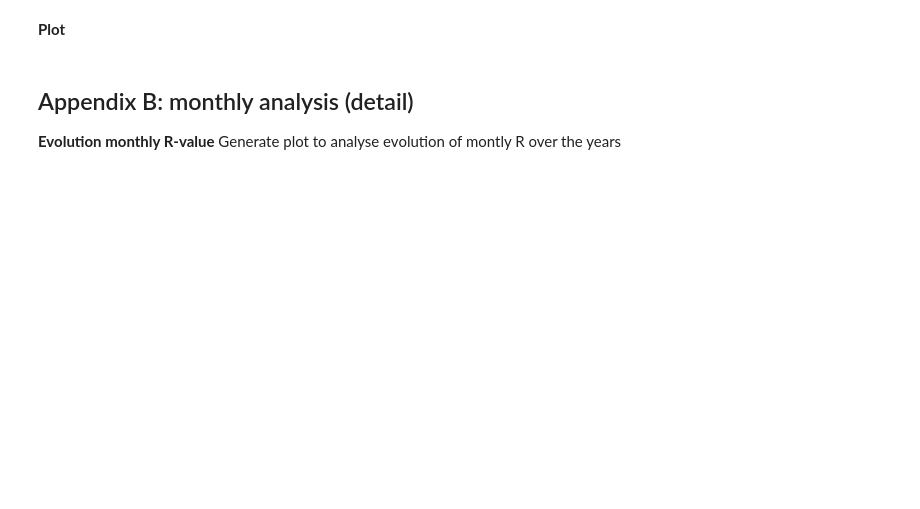
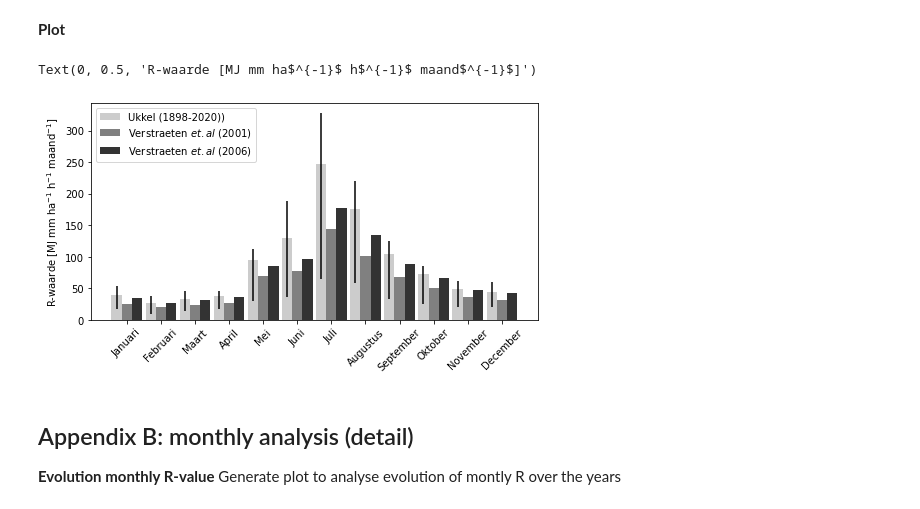
Before and after one commit to watem-sedem/rfactor, a Jupyter notebook: docs/notebooks/analysis_flanders.ipynb, the cells around one changed output. Cells and saved outputs as stored; diff of their text form; code cells hidden in the pictures; blank space fills up the shorter version.

```diff
--- a/docs/notebooks/analysis_flanders.ipynb
+++ b/docs/notebooks/analysis_flanders.ipynb
@@ -185,0 +288,10 @@ df_m["mean"] = df_m[("value","mean")];df_m["std"] = df_m[("value","std")];df_m["
+# %%
+erosivity_monthly = erosivity["erosivity"].loc[erosivity["station"].isin(["KMI_6447","KMI_FS3"])].resample("M").sum().to_frame()
+# %%
+erosivity_monthly["month"] = erosivity_monthly.index.month
+# %%
+em = erosivity_monthly.groupby("month").aggregate({"erosivity":[np.mean,lambda x:np.percentile(x,25),lambda x:np.percentile(x,75)]})
+# %%
+em["mean"] = em["erosivity"]["mean"]
+em["l_e"] = em["erosivity"]["mean"]-em["erosivity"]["<lambda_0>"]
+em["u_e"] = em["erosivity"]["<lambda_1>"]-em["erosivity"]["mean"]
@@ -187,17 +317,20 @@ df_m["mean"] = df_m[("value","mean")];df_m["std"] = df_m[("value","std")];df_m["
 **Plot**
 # %%
 fig = plt.figure(figsize=(8,4))
-x = np.arange(len(df_m))
+x = np.arange(len(em))
 y_gv = [26,20,24,27,70,77,144,102,68,50,37,32]
 y_gv2 = [35,27,32,36,86,96,177,135,89,66,48,43]
-plt.bar(x-0.3,df_m["mean"],yerr=df_m[["p25_e","p75_e"]].T.values,color=[0.80]*3,width=0.3,label="Ukkel (1898-2020))")
+plt.bar(x-0.3,em["mean"],yerr=em[["l_e","u_e"]].T.values,color=[0.80]*3,width=0.3,label="Ukkel (1898-2020))")
 plt.bar(x,y_gv,width=0.3,color=[0.5]*3,label="Verstraeten $\it{et. al}$ (2001)")
 plt.bar(x+0.3,y_gv2,width=0.3,color=[0.2]*3,label="Verstraeten $\it{et. al}$ (2006)")
 plt.ylabel("R-value")
 ax = fig.axes
 plt.xticks(x,["Januari","Februari","Maart","April","Mei","Juni","Juli","Augustus","September","Oktober","November","December"],rotation=45)
 plt.legend(loc=2,facecolor ="white")
 plt.ylabel(r"R-waarde [MJ mm ha$^{-1}$ h$^{-1}$ maand$^{-1}$]")
+# %% [output]
+Text(0, 0.5, 'R-waarde [MJ mm ha$^{-1}$ h$^{-1}$ maand$^{-1}$]')
+[figure, added]
 # %% [markdown]
 ## Appendix B: monthly analysis (detail)
 **Evolution monthly R-value**
```
Also changed, not shown: parts of 44 cells of this notebook.
